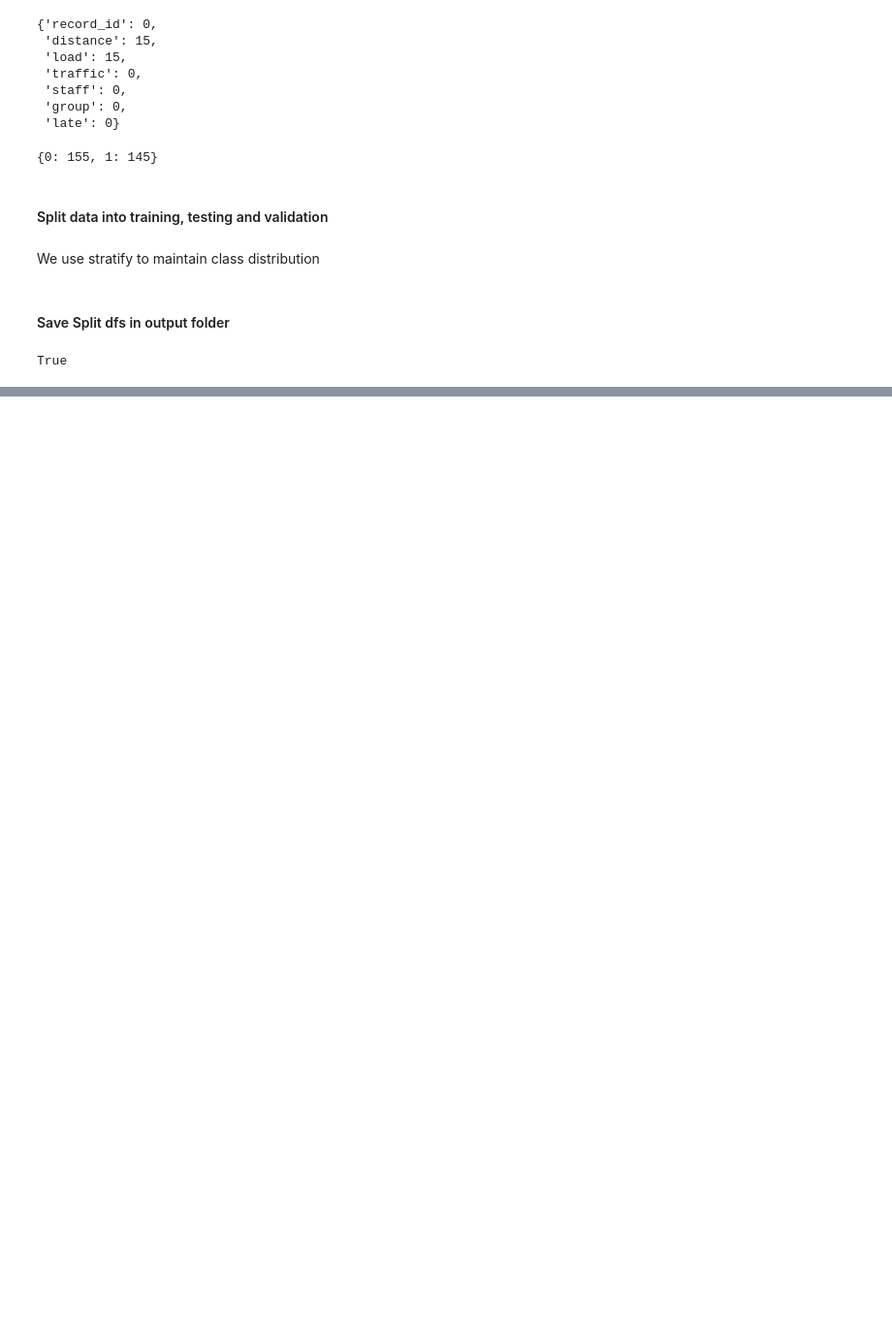
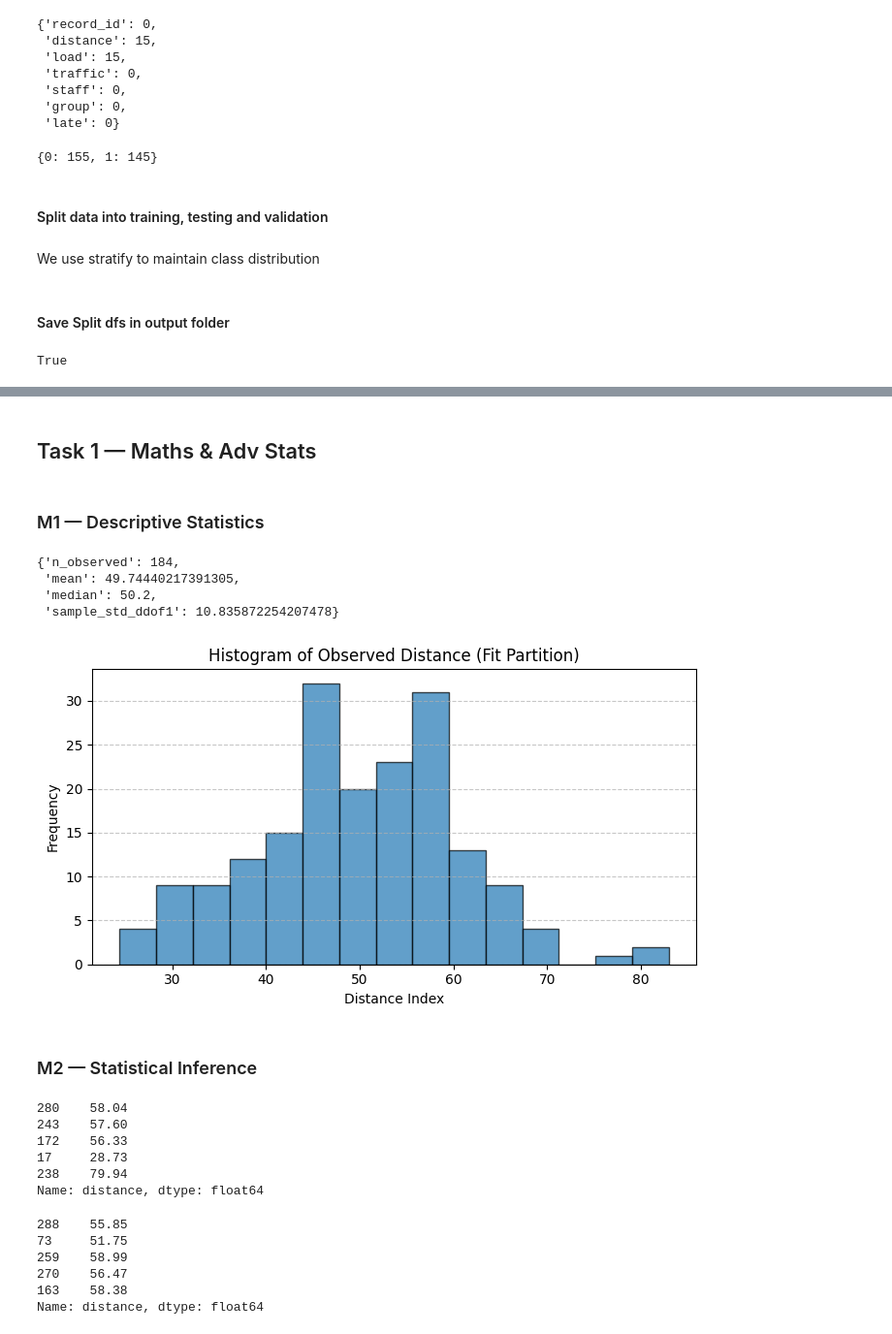
Before and after one commit to Deepvejpara/ds-aiml-set-c-10828, a Jupyter notebook: notebook/exam.ipynb, the cells around one changed output, grey strips where cells are left out. Shown at 97% size. Cells and saved outputs as stored; diff of their text form; code cells hidden in the pictures; blank space fills up the shorter version.

Commit message:
Math and stat almost done

```diff
--- a/notebook/exam.ipynb
+++ b/notebook/exam.ipynb
@@ -123,0 +161,21 @@ splits_df.to_csv("outputs/splits.csv", index=False)
+# %% [markdown]
+## Task 1 — Maths & Adv Stats
+# %% [markdown]
+### M1 — Descriptive Statistics
+# %%
+dist_obs = fit_df["distance"].dropna()
+m1_stats = {
+    "n_observed": int(len(dist_obs)),
+    "mean": float(dist_obs.mean()),
+    "median": float(dist_obs.median()),
+    "sample_std_ddof1": float(dist_obs.std(ddof=1))
+}
+with open("outputs/statistics_summary.json", "w") as f:
+    json.dump(m1_stats, f, indent=4)
+# %%
+m1_stats
+# %% [output]
+{'n_observed': 184,
+ 'mean': 49.74440217391305,
+ 'median': 50.2,
+ 'sample_std_ddof1': 10.835872254207478}
@@ -123,0 +185,14 @@ splits_df.to_csv("outputs/splits.csv", index=False)
+# %%
+plt.figure(figsize=(7, 4))
+plt.hist(dist_obs, bins=15, color="#1f77b4", edgecolor="black", alpha=0.7)
+plt.title("Histogram of Observed Distance (Fit Partition)")
+plt.xlabel("Distance Index")
+plt.ylabel("Frequency")
+plt.grid(axis='y', linestyle='--', alpha=0.7)
+plt.tight_layout()
+plt.savefig("outputs/figures/distance_histogram.png", dpi=300)
+plt.show()
+# %% [output]
+[figure, added]
+# %% [markdown]
+### M2 — Statistical Inference
@@ -123,0 +204,18 @@ splits_df.to_csv("outputs/splits.csv", index=False)
+# %%
+g1_dist.head()
+# %% [output]
+280    58.04
+243    57.60
+172    56.33
+17     28.73
+238    79.94
+Name: distance, dtype: float64
+# %%
+g2_dist.head()
+# %% [output]
+288    55.85
+73     51.75
+259    58.99
+270    56.47
+163    58.38
+Name: distance, dtype: float64
```
Also changed, not shown: parts of 13 cells of this notebook, 4 other files.
